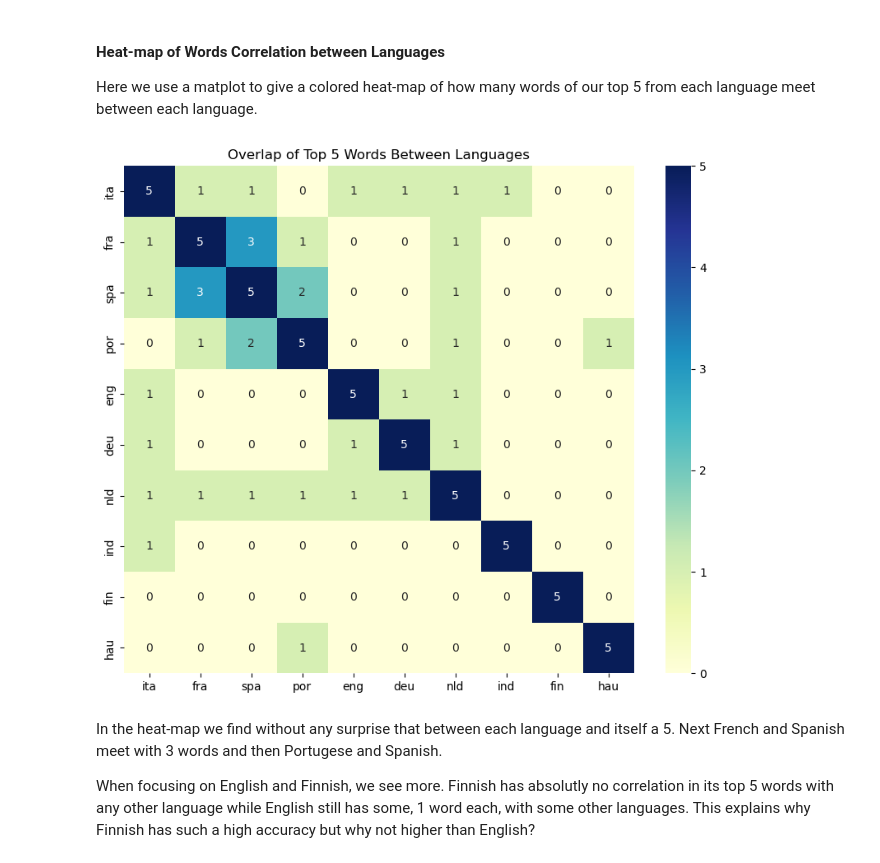
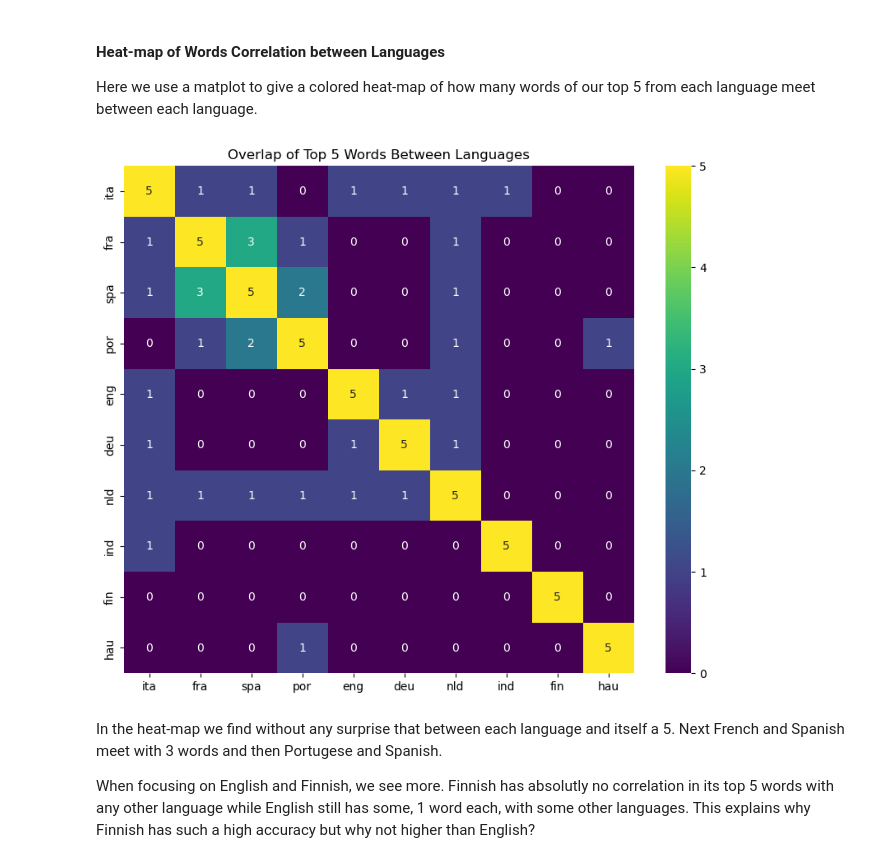
Before and after one commit to TheHamad2023/CS345-Spring2025-Project, a Jupyter notebook: CS345-Project.ipynb, the cells around one changed output. Cells and saved outputs as stored; diff of their text form; code cells hidden in the pictures.

```diff
--- a/CS345-Project.ipynb
+++ b/CS345-Project.ipynb
@@ -374,13 +359,13 @@ Here we use a matplot to give a colored heat-map of how many words of our top 5
 # %%
 import seaborn as sns
 import matplotlib.pyplot as plt
 
 plt.figure(figsize=(10, 8))
-sns.heatmap(overlap_df, annot=True, cmap="YlGnBu", fmt="d")
+sns.heatmap(overlap_df, annot=True, cmap="viridis", fmt="d")
 plt.title("Overlap of Top 5 Words Between Languages")
 plt.show()
 # %% [output]
-[figure, old version]
+[figure, new version]
 # %% [markdown]
 In the heat-map we find without any surprise that between each language and itself a 5. Next French and Spanish meet with 3 words and then Portugese and Spanish.
 
```
Also changed, not shown: parts of 25 cells of this notebook.
